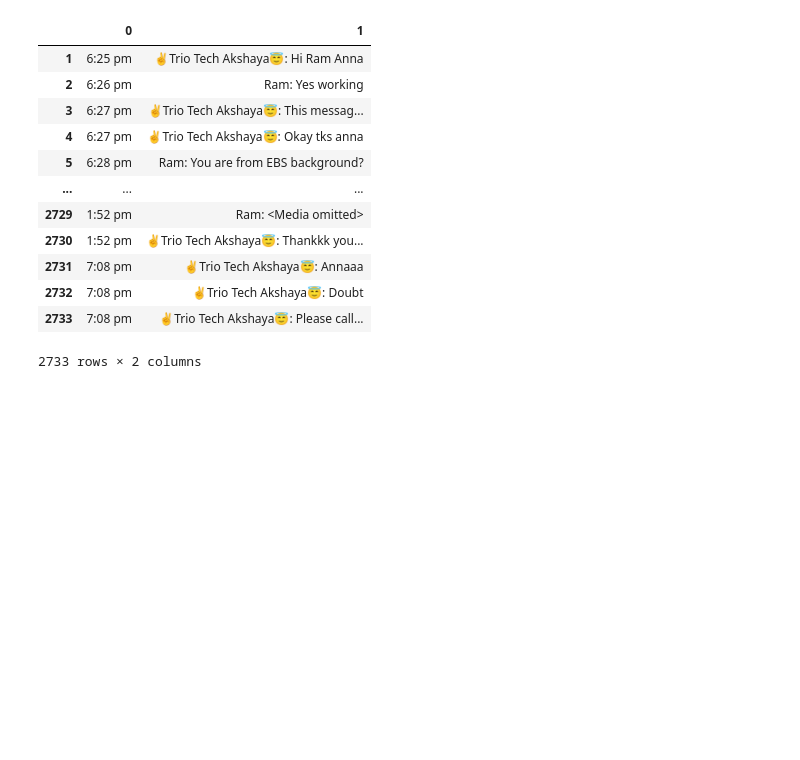
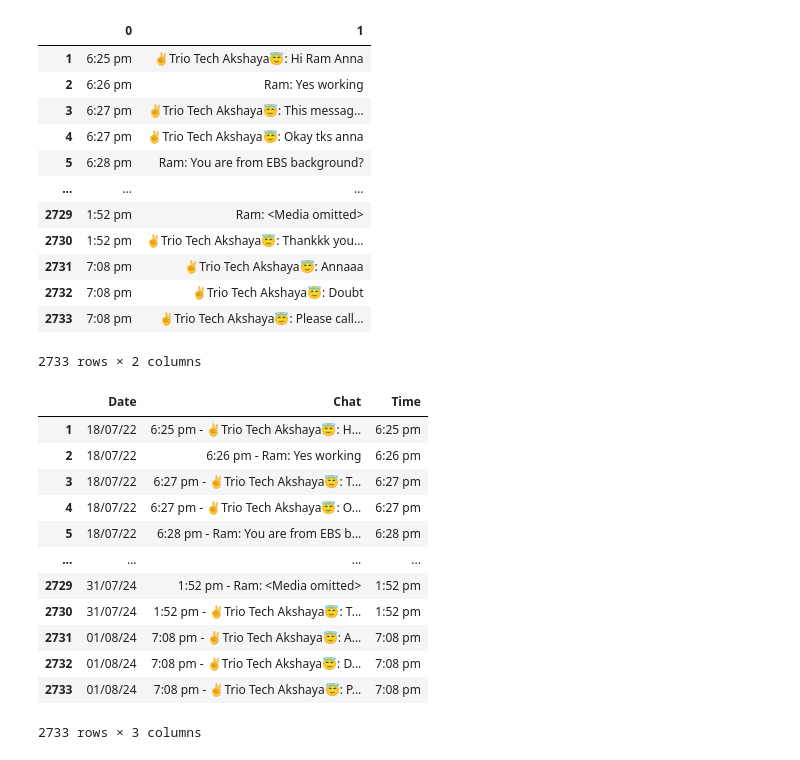
Before and after one commit to DeepikaBalachandran89/Week13--Natural-Language-Processing, a Jupyter notebook: PROJECT WHATSAPP FLIRT PREDICTION.ipynb, the cells around one changed output. Cells and saved outputs as stored; diff of their text form; code cells hidden in the pictures; blank space fills up the shorter version.

```diff
--- a/PROJECT WHATSAPP FLIRT PREDICTION.ipynb
+++ b/PROJECT WHATSAPP FLIRT PREDICTION.ipynb
@@ -126,0 +129,16 @@ Message
+# %%
+df
+# %% [output]
+|  | Date | Chat | Time |
+| 1 | 18/07/22 | 6:25 pm - ✌️Trio Tech Akshaya😇: H... | 6:25 pm |
+| 2 | 18/07/22 | 6:26 pm - Ram: Yes working | 6:26 pm |
+| 3 | 18/07/22 | 6:27 pm - ✌️Trio Tech Akshaya😇: T... | 6:27 pm |
+| 4 | 18/07/22 | 6:27 pm - ✌️Trio Tech Akshaya😇: O... | 6:27 pm |
+| 5 | 18/07/22 | 6:28 pm - Ram: You are from EBS b... | 6:28 pm |
+| ... | ... | ... | ... |
+| 2729 | 31/07/24 | 1:52 pm - Ram: <Media omitted> | 1:52 pm |
+| 2730 | 31/07/24 | 1:52 pm - ✌️Trio Tech Akshaya😇: T... | 1:52 pm |
+| 2731 | 01/08/24 | 7:08 pm - ✌️Trio Tech Akshaya😇: A... | 7:08 pm |
+| 2732 | 01/08/24 | 7:08 pm - ✌️Trio Tech Akshaya😇: D... | 7:08 pm |
+| 2733 | 01/08/24 | 7:08 pm - ✌️Trio Tech Akshaya😇: P... | 7:08 pm |
+2733 rows × 3 columns
```
Also changed, not shown: parts of 11 cells of this notebook.
